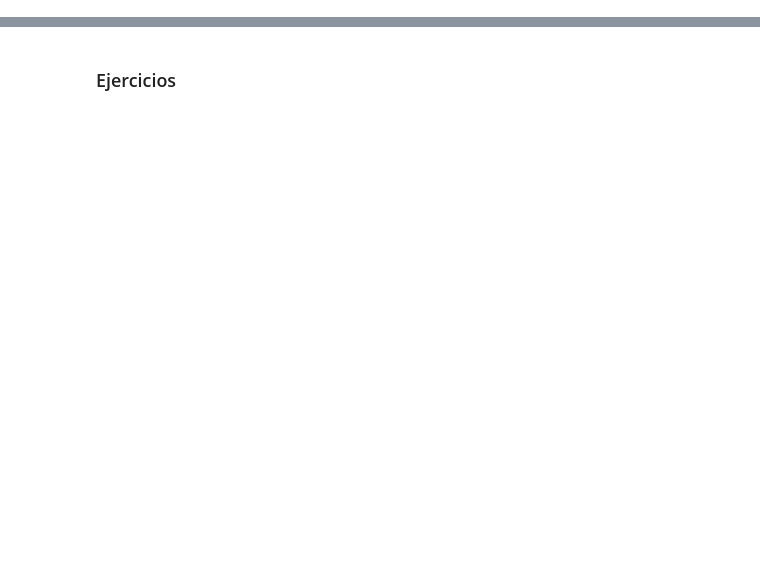
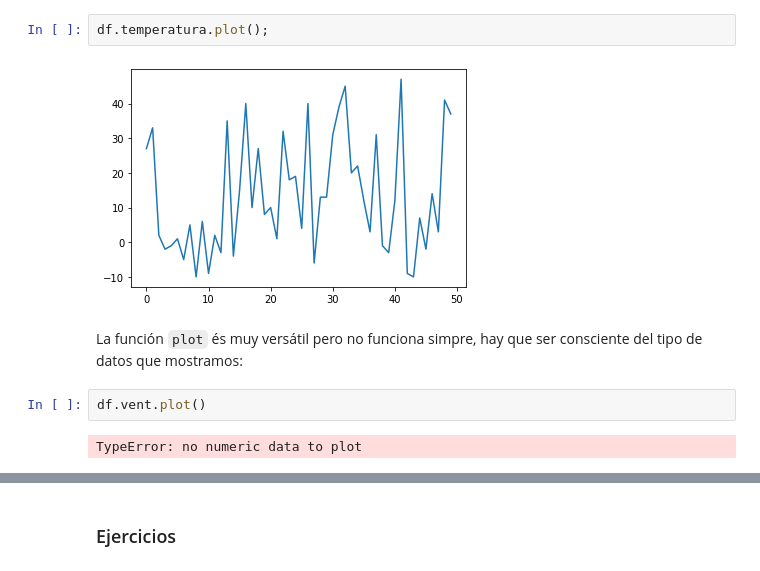
Before and after one commit to wisaaco/TxADM, a Jupyter notebook: notebooks/Part2/00_Pandas/03_Visualizacion.ipynb, the cells around one changed output, grey strips where cells are left out. Drawn from its saved outputs; the diff is of its cells as text; blank space fills up the shorter version.

```diff
--- a/notebooks/Part2/00_Pandas/03_Visualizacion.ipynb
+++ b/notebooks/Part2/00_Pandas/03_Visualizacion.ipynb
@@ -216,0 +50,10 @@ sns.jointplot(x=x, y=y);
+# %%
+df.temperatura.plot();
+# %% [output]
+[figure, added]
+# %% [markdown]
+La función `plot` és muy versátil pero no funciona simpre, hay que ser consciente del tipo de datos que mostramos:
+# %%
+df.vent.plot()
+# %% [output]
+TypeError: no numeric data to plot
```
Also changed, not shown: parts of 83 cells of this notebook, 5 other files.
